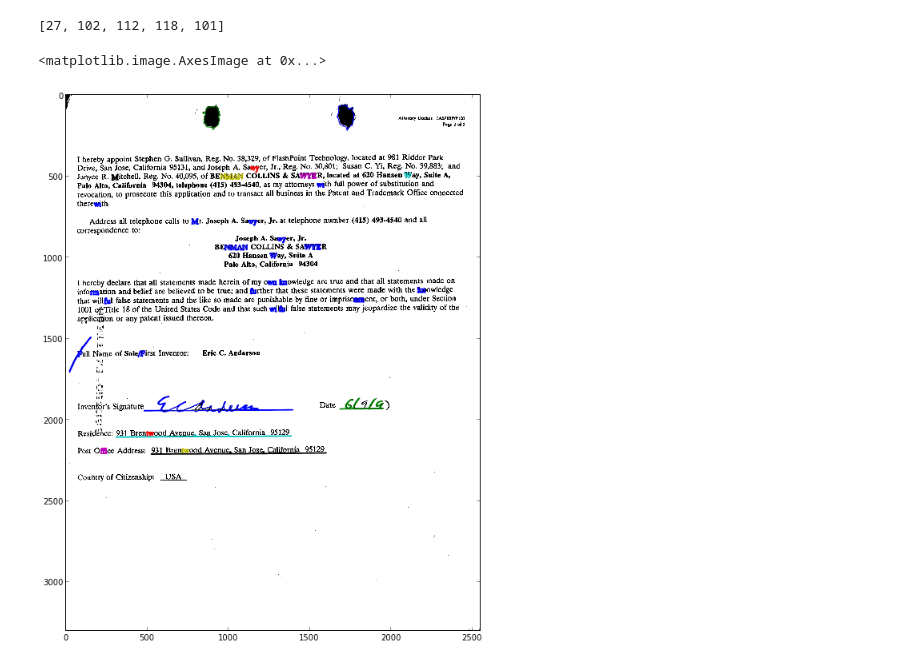
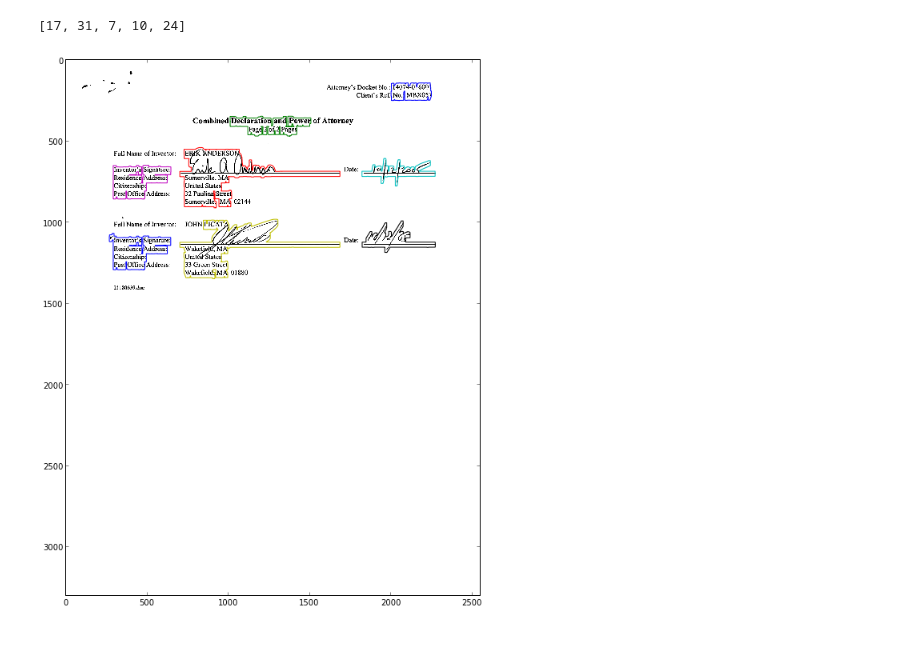
Before and after one commit to funginstitute/signature-disambiguation, a Jupyter notebook: signature/SignatureExtraction.ipynb, the cells around one changed output. Saved outputs shown, nothing was run; the diff lists cells and outputs as text; code cells hidden in the pictures.

```diff
--- a/signature/SignatureExtraction.ipynb
+++ b/signature/SignatureExtraction.ipynb
@@ -84,10 +109,10 @@ def compute_contours(img, length=300):
 # %%
-filename = '3.png'
+filename = '4.png'
 f=plt.figure(figsize=(16,12))
 imagepath = os.path.join(os.getcwd(), filename)
 orig_img = io.imread(filename,True,'pil')
 img = orig_img > 0.9 # binary threshold
 gray()
-imshow(orig_img)
+imshow(img)
 # %% [output]
 <matplotlib.image.AxesImage at 0x...>
@@ -94,0 +120,7 @@ imshow(orig_img)
+# %%
+f=plt.figure(figsize=(16,12))
+from skimage.morphology import reconstruction, binary_erosion, rectangle
+from skimage.exposure import rescale_intensity
+erode_img = binary_erosion(img,rectangle(30,10))
+imshow(erode_img)
+#plt.show()
@@ -95,23 +130,24 @@ imshow(orig_img)
 # %%
 f=plt.figure(figsize=(16,12))
-contours, lengths = compute_contours(img)
+contours, lengths = compute_contours(erode_img)
 print [lengths.index(x) for x in sorted(lengths)[-5:]]
 #contours = [contours[213]]
 c_grad_x = map(lambda x: np.gradient(x[:,1]), contours)
 c_grad_y = map(lambda x: np.gradient(x[:,0]), contours)
 
 stuffs = []
 for i,(x,y) in enumerate(zip(c_grad_x,c_grad_y)):
     #print i,sum(map(abs, x)),len(x),sum(map(abs, y)),len(y)
     stuffs.append( (sum(map(abs, x)), len(x)) )
 d = pd.DataFrame.from_records(stuffs)
 d['diff'] = abs(d[0] - d[1])
 d = d[d['diff'] > d['diff'].mean()]
 contours = [contours[i] for i in d.index]
 for contour in contours:
     plt.plot(contour[:,1],contour[:,0])
+boxes = get_boundingboxes(contours)
 imshow(img)
+plt.show()
 # %% [output]
-[27, 102, 112, 118, 101]
+[17, 31, 7, 10, 24]
-<matplotlib.image.AxesImage at 0x...>
-[figure, old version]
+[figure, new version]
```
Also changed, not shown: parts of 6 cells of this notebook.
